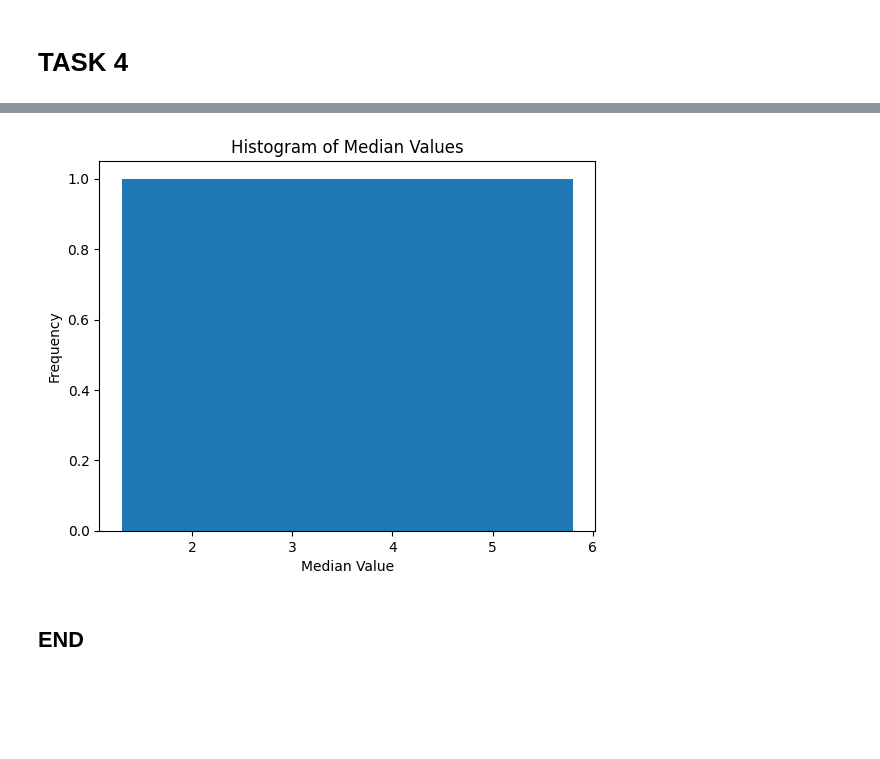
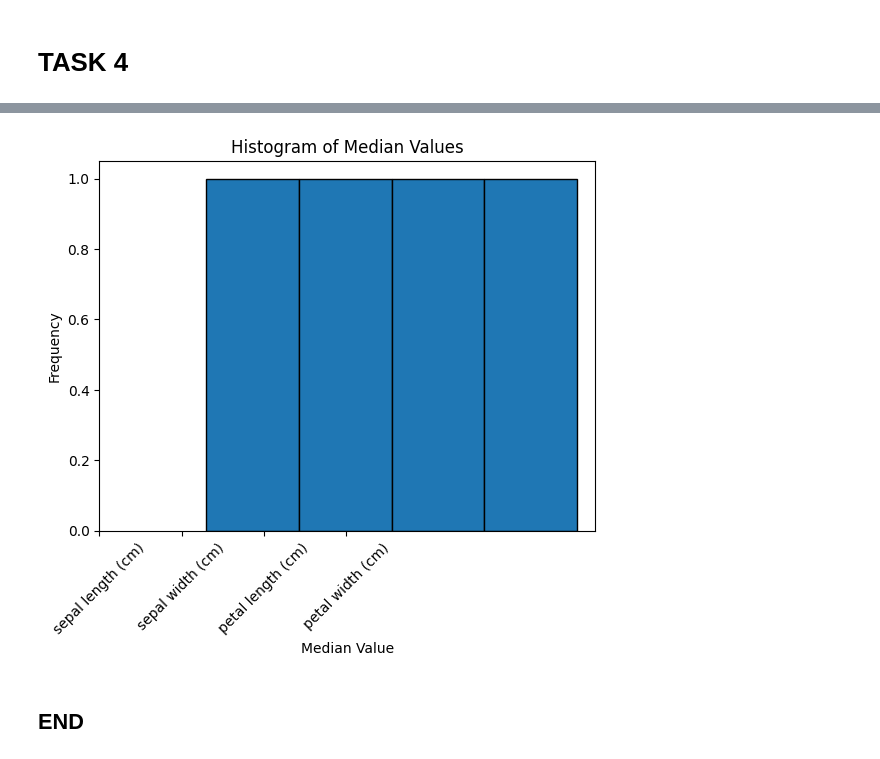
Before and after one commit to IgnacioRiboldi/principles_of_data_analytics, a Jupyter notebook: tasks.ipynb, the cells around one changed output, grey strips where cells are left out. Drawn from its saved outputs; the diff is of its cells as text; code cells hidden in the pictures; blank space fills up the shorter version.

```diff
--- a/tasks.ipynb
+++ b/tasks.ipynb
@@ -176,12 +179,13 @@ plt.show()
 # %%
-plt.hist(medians, bins=len(medians))
+plt.hist(medians, bins=len(medians), edgecolor = 'black')
 
 plt.title('Histogram of Median Values')
 plt.xlabel('Median Value')
 plt.ylabel('Frequency')
+plt.xticks(ticks=range(len(medians)), labels=medians.index, rotation=45)
 
 plt.show()
 # %% [output]
-[figure, old version]
+[figure, new version]
 # %% [markdown]
 ## END
```
Also changed, not shown: parts of 4 cells of this notebook.
